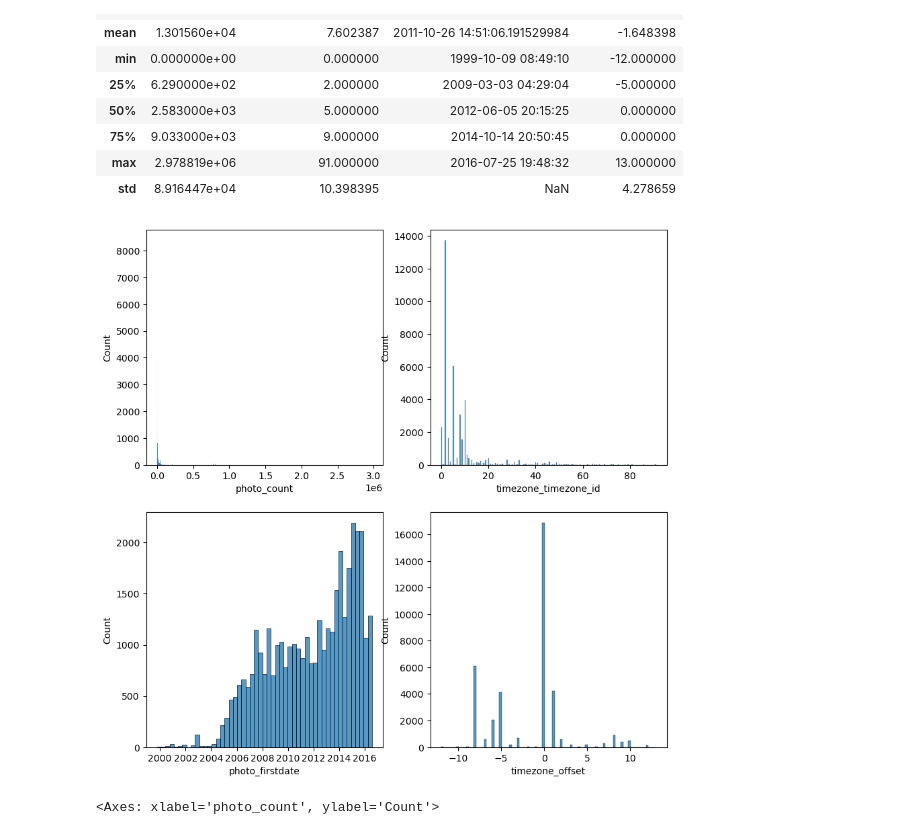
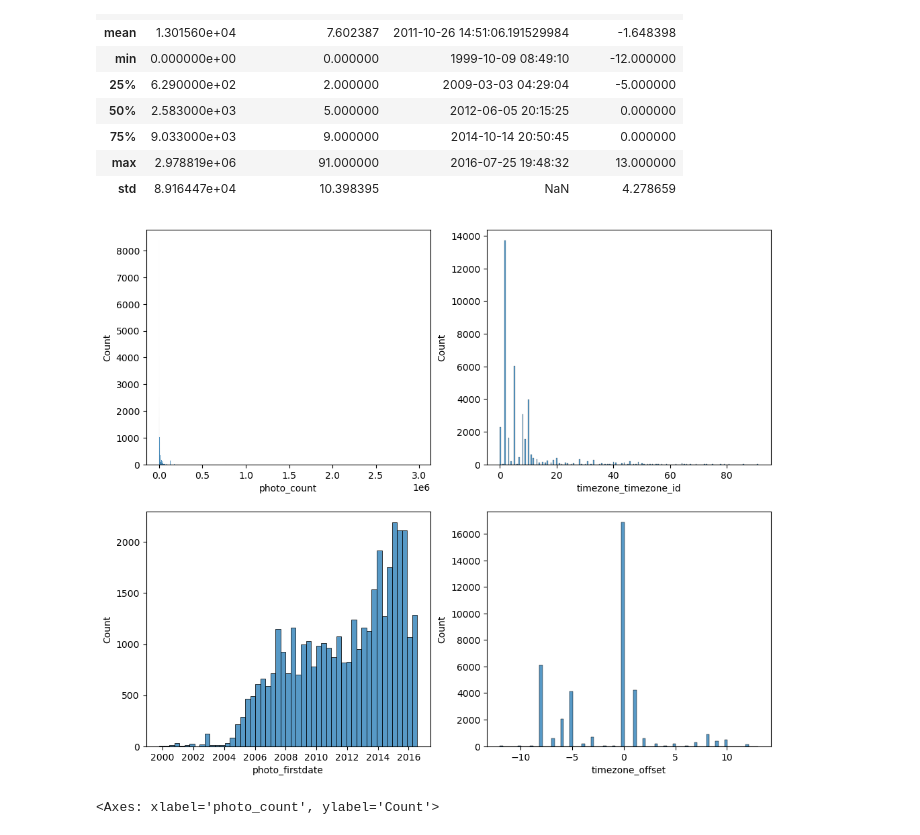
Before and after one commit to allenkuncheria/Social-Media-Popularity-Prediction-using-Multimodal-Deep-Learning, a Jupyter notebook: Social Features.ipynb, the cells around one changed output. Cells and saved outputs as stored; diff of their text form; code cells hidden in the pictures.

```diff
--- a/Social Features.ipynb
+++ b/Social Features.ipynb
@@ -355,6 +355,6 @@ df[df['Ispublic']==0]
 | 275880 | ready | mwlguide | 0 | 768800 | 68149@N67 | 0.0,0.0,0.0,0.0,0.0,0.0,0.0,0.0,0... | 2019 | 0 | ... |
 | 297515 | ready | expedicaoinfinitahighway | 0 | 1014376 | 64606@N76 | \n | 13538 | 1 | ... |
 # %%
-df[['Ispublic','Pid','ispro','canbuypro','Geoaccuracy']] = df[['Ispublic','Pid','ispro','canbuypro','Geoaccuracy']].astype('category')
+df[['Ispublic','Pid','ispro','canbuypro']] = df[['Ispublic','Pid','ispro','canbuypro']].astype('category')
 df.describe()
 # %% [output]
@@ -553,12 +553,12 @@ user_df.describe()
 | std | 8.916447e+04 | 10.398395 | NaN | 4.278659 |
 # %%
 # Plotting histograms of numeric user variables
-fig,ax = plt.subplots(2,2,figsize=[10,10])
+fig,ax = plt.subplots(2,2,figsize=[12,10])
 for i,x in enumerate(['photo_count','timezone_timezone_id','photo_firstdate','timezone_offset']):
     sns.histplot(user_df[x],ax=ax[i//2,i%2])
 fig.show()
 # %% [output]
-[figure, old version]
+[figure, new version]
 # %%
 # Plotting a histogram of the log with base 2 of the photo count
 sns.histplot(np.log2(user_df['photo_count']))
```
Also changed, not shown: parts of 29 cells of this notebook.
